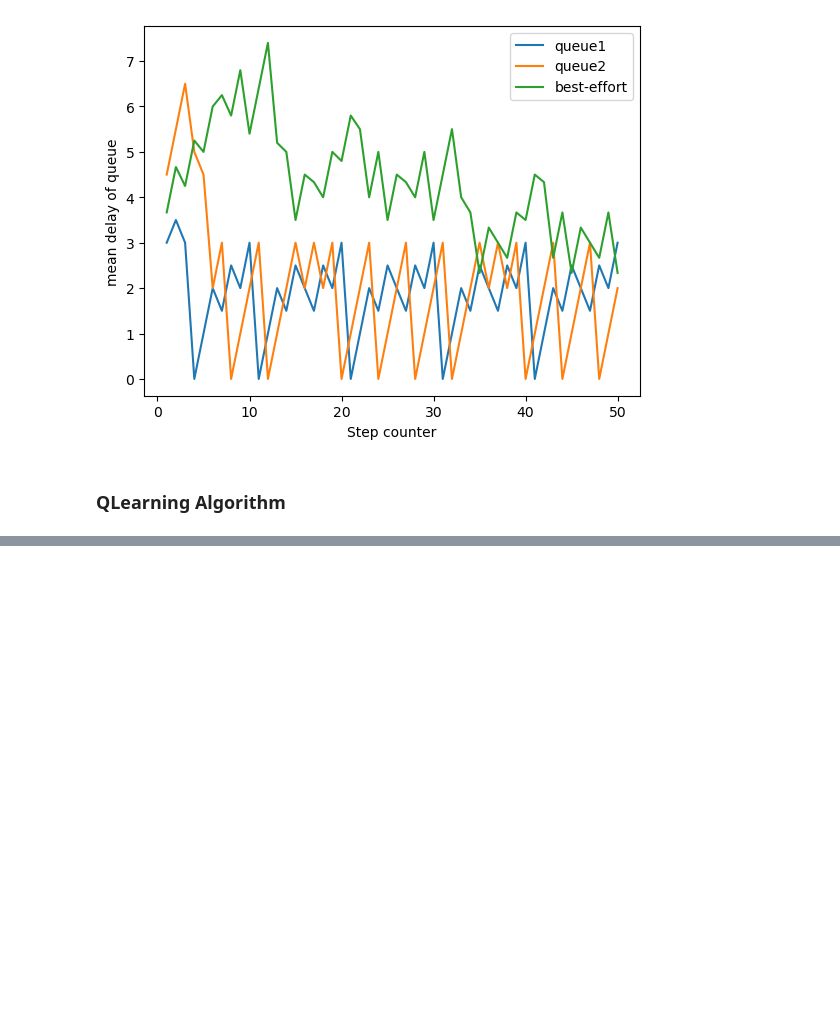
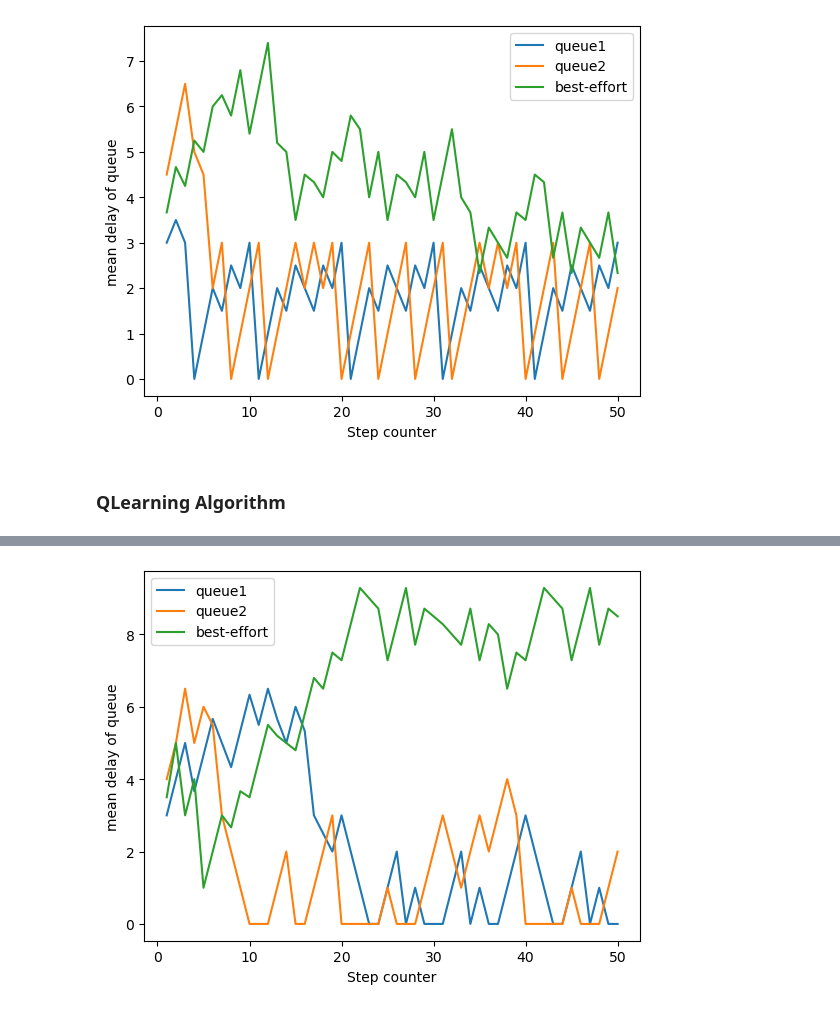
Before and after one commit to s3895776/MachineLearningAssignment2, a Jupyter notebook: SchedulerEnvironment.ipynb, the cells around one changed output, grey strips where cells are left out. Cells and saved outputs as stored; diff of their text form; code cells hidden in the pictures; blank space fills up the shorter version.

Commit message:
SchedulerEnvironment
get_state_index now returns the index based on max delay

plots for mean delay of queue and histogram length of queue available

```diff
--- a/SchedulerEnvironment.ipynb
+++ b/SchedulerEnvironment.ipynb
@@ -1038,6 +1040,6 @@ print(num_states)
 Q = np.random.uniform(low = -1, high = 1, size = (num_states, num_actions))
 # Run Q-learning algorithm
 num_steps = 10**3
-Q = QLearning(env, Q, 0.4, 0.8, 0.7, 10000)
+Q = QLearning(env, Q, 0.4, 0.8, 0.7, 10000, max_delay)
 # %% [output]
 29791
@@ -1081,7 +1107,7 @@ while done != True:
 #     print(Q[state_adj[0]][state_adj[1]])
 
 #     get the next action
-    state_adj = get_q_table_index(discretize_state(obs))
+    state_adj = get_state_index(discretize_state(obs), max_delay )
 
     print(f"state_adj {state_adj}")
     action = np.argmax(Q[state_adj])
@@ -1097,0 +1167,37 @@ print(score)
+# %%
+def reinforcement_scheduler_plot(env, Q, seed = None):
+    obs, info = env.reset(seed = seed)
+
+    #     mean delay of queues: observation["avg_delays"][queue_observed]
+    y0 = []
+    y1 = []
+    y2 = []
+
+    #     step counter: info[1]
+    x = []
+
+    done = False
+    step_index = 0
+    score = 0
+
+    while done != True:
+
+    #     get the next action
+        state_adj = get_state_index(discretize_state(obs), max_delay )
+        action = np.argmax(Q[state_adj])
+        obs, reward, terminated, truncated, info = env.step(action)
+        done = terminated or truncated
+
+        y0.append(obs["avg_delays"][0])
+        y1.append(obs["avg_delays"][1])
+        y2.append(obs["avg_delays"][2])
+
+        x.append(info[1])
+    plt.plot(x, y0)
+    plt.plot(x, y1)
+    plt.plot(x, y2)
+    plt.legend(["queue1", "queue2", "best-effort"])
+
+    plt.xlabel('Step counter')
+    plt.ylabel('mean delay of queue')
+    plt.show()
@@ -1097,0 +1258,4 @@ print(score)
+# %%
+reinforcement_scheduler_plot(env, Q, seed = 0)
+# %% [output]
+[figure, added]
```
Also changed, not shown: parts of 11 cells of this notebook.
